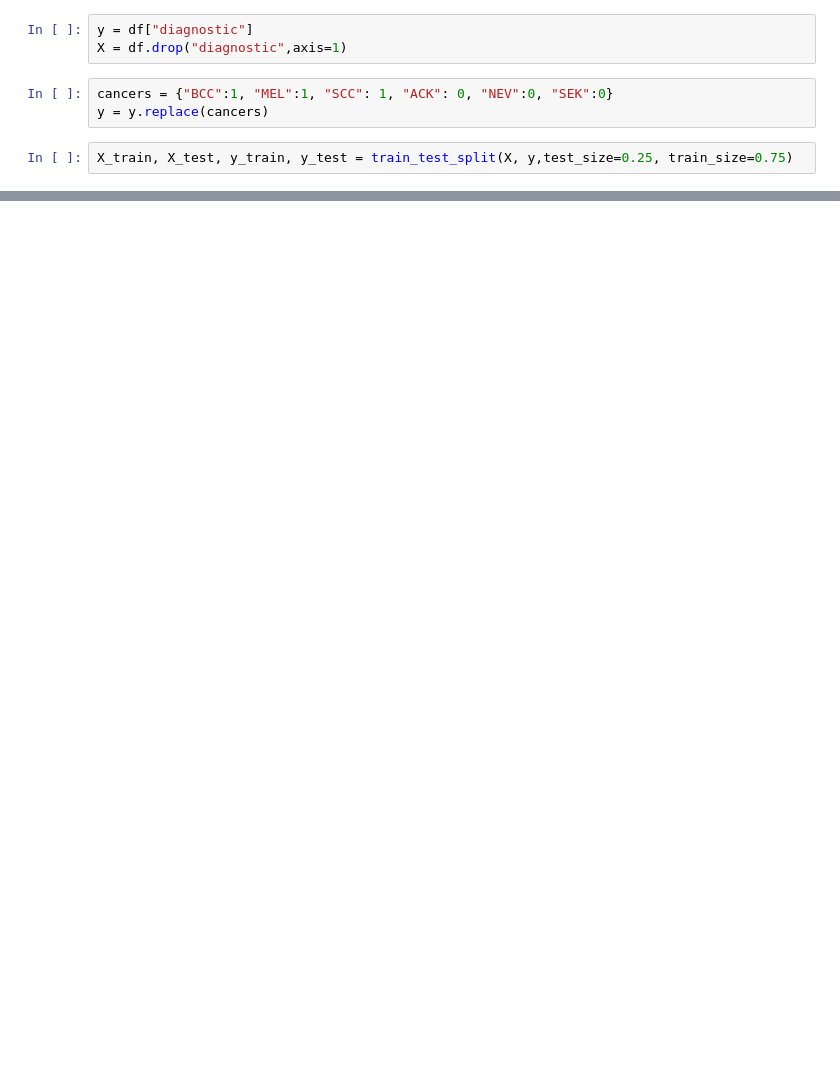
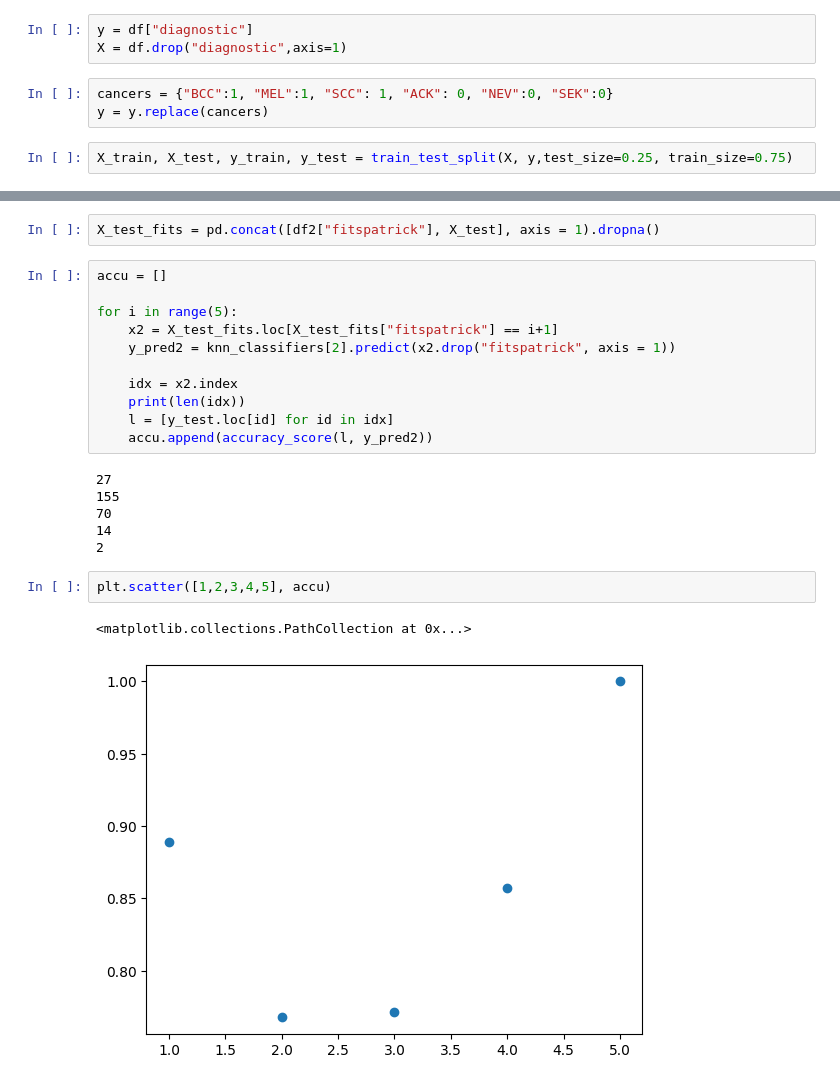
Before and after one commit to krusand/Eksamensprojekt-First-Year-Project, a Jupyter notebook: KNNModel.ipynb, the cells around one changed output, grey strips where cells are left out. Cells and saved outputs as stored; diff of their text form; blank space fills up the shorter version.

```diff
--- a/KNNModel.ipynb
+++ b/KNNModel.ipynb
@@ -94,0 +135,24 @@ ax[1].scatter(n_vals, roc_auc_scores)
+# %%
+X_test_fits = pd.concat([df2["fitspatrick"], X_test], axis = 1).dropna()
+# %%
+accu = []
+
+for i in range(5):
+    x2 = X_test_fits.loc[X_test_fits["fitspatrick"] == i+1]
+    y_pred2 = knn_classifiers[2].predict(x2.drop("fitspatrick", axis = 1))
+
+    idx = x2.index
+    print(len(idx))
+    l = [y_test.loc[id] for id in idx]
+    accu.append(accuracy_score(l, y_pred2))
+# %% [output]
+27
+155
+70
+14
+2
+# %%
+plt.scatter([1,2,3,4,5], accu)
+# %% [output]
+<matplotlib.collections.PathCollection at 0x...>
+[figure, added]
```
Also changed, not shown: parts of 8 cells of this notebook.
